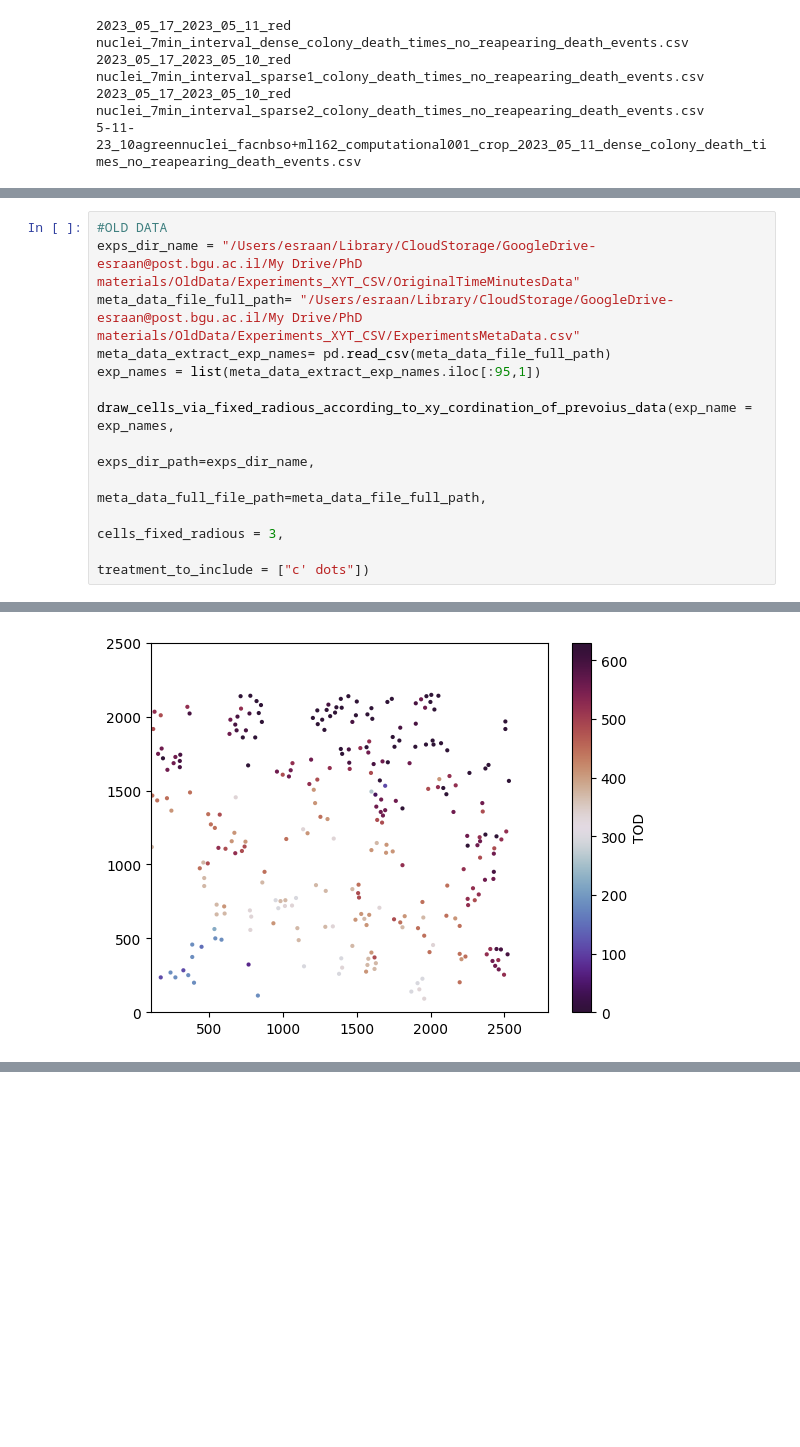
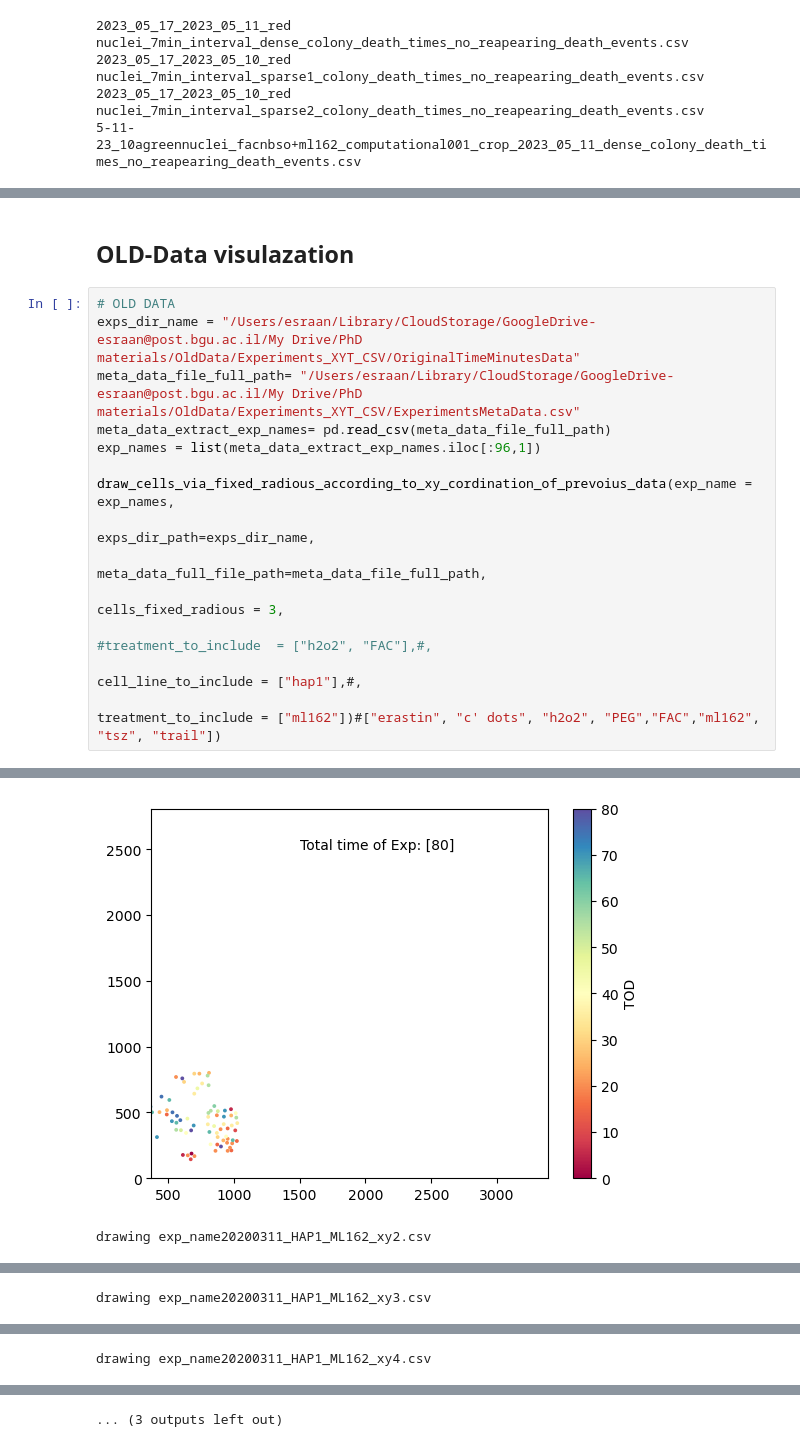
Before and after one commit to esraan/CellDeathQuantification, a Jupyter notebook: DensityAnalysis.ipynb, the cells around one changed output, grey strips where cells are left out. Drawn from its saved outputs; the diff is of its cells as text; blank space fills up the shorter version.

```diff
--- a/DensityAnalysis.ipynb
+++ b/DensityAnalysis.ipynb
@@ -207,13 +273,17 @@ plt.show()
+# %% [markdown]
+## OLD-Data visulazation
 # %%
-#OLD DATA
+# OLD DATA
 exps_dir_name = "/Users/esraan/Library/CloudStorage/GoogleDrive-esraan@post.bgu.ac.il/My Drive/PhD materials/OldData/Experiments_XYT_CSV/OriginalTimeMinutesData"
 meta_data_file_full_path= "/Users/esraan/Library/CloudStorage/GoogleDrive-esraan@post.bgu.ac.il/My Drive/PhD materials/OldData/Experiments_XYT_CSV/ExperimentsMetaData.csv"
 meta_data_extract_exp_names= pd.read_csv(meta_data_file_full_path)
-exp_names = list(meta_data_extract_exp_names.iloc[:95,1])
+exp_names = list(meta_data_extract_exp_names.iloc[:96,1])
 
 draw_cells_via_fixed_radious_according_to_xy_cordination_of_prevoius_data(exp_name = exp_names,
                                                                                            exps_dir_path=exps_dir_name,
                                                                                            meta_data_full_file_path=meta_data_file_full_path,
                                                                                            cells_fixed_radious = 3,
-                                                                                           treatment_to_include = ["c' dots"])
+                                                                                           #treatment_to_include  = ["h2o2", "FAC"],#,
+                                                                                           cell_line_to_include = ["hap1"],#,
+                                                                                           treatment_to_include = ["ml162"])#["erastin", "c' dots", "h2o2", "PEG","FAC","ml162", "tsz", "trail"])
 # %% [output]
@@ -220 +308,2 @@ draw_cells_via_fixed_radious_according_to_xy_cordination_of_prevoius_data(exp_na
-[figure, old version]
+[figure, new version]
+drawing exp_name20200311_HAP1_ML162_xy2.csv
@@ -221,0 +312 @@ draw_cells_via_fixed_radious_according_to_xy_cordination_of_prevoius_data(exp_na
+drawing exp_name20200311_HAP1_ML162_xy3.csv
@@ -222,0 +315 @@ draw_cells_via_fixed_radious_according_to_xy_cordination_of_prevoius_data(exp_na
+drawing exp_name20200311_HAP1_ML162_xy4.csv
@@ -222,0 +318 @@ draw_cells_via_fixed_radious_according_to_xy_cordination_of_prevoius_data(exp_na
+... (3 outputs left out)
```
Also changed, not shown: parts of 29 cells of this notebook, 8 other files.
